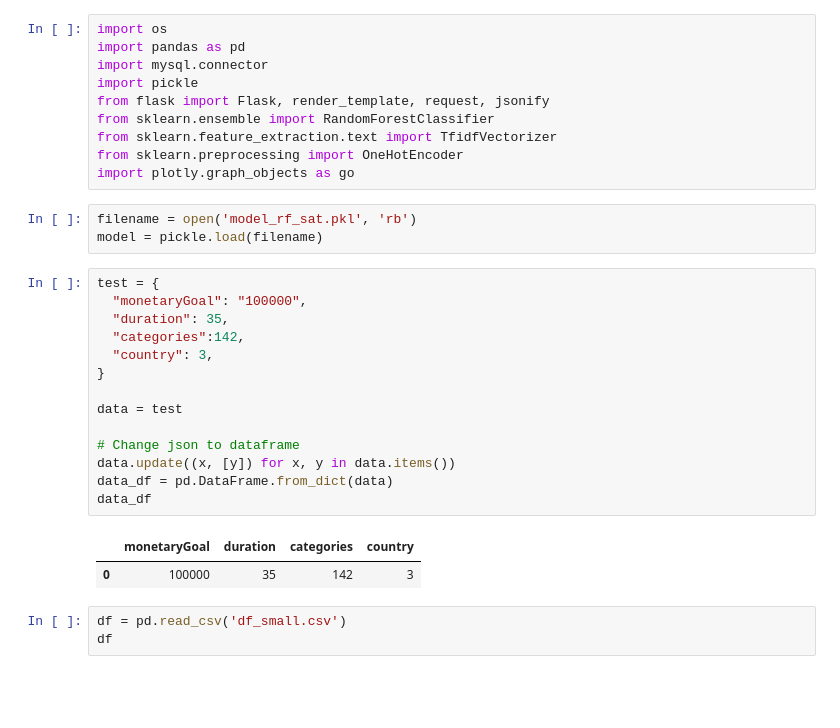
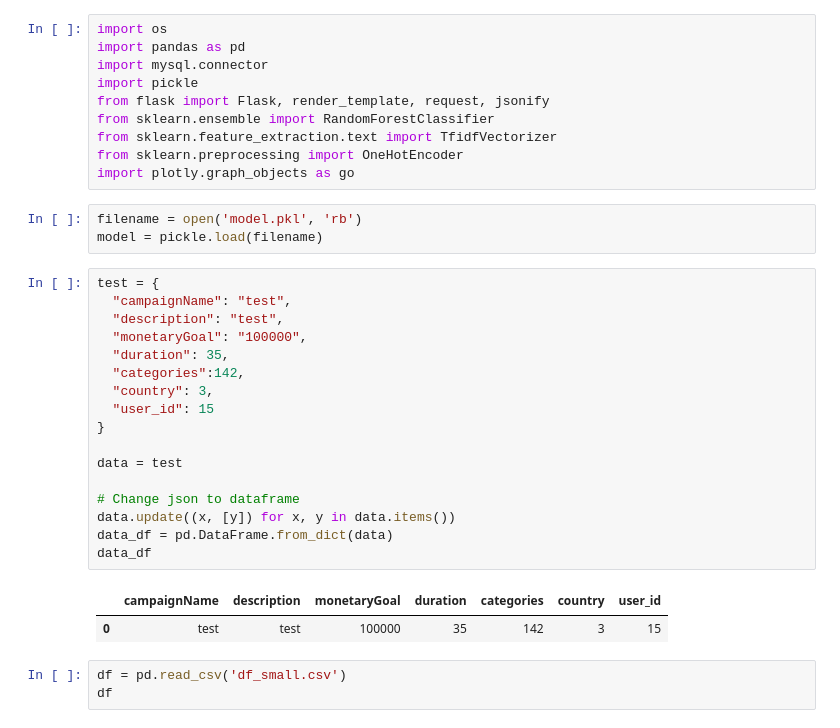
Before and after one commit to JohnMorrisonn/JM-Data-Engineer, a Jupyter notebook: Pipeline.ipynb, the cells around one changed output. Saved outputs shown, nothing was run; the diff lists cells and outputs as text; blank space fills up the shorter version.

```diff
--- a/Pipeline.ipynb
+++ b/Pipeline.ipynb
@@ -9,25 +9,28 @@ from sklearn.feature_extraction.text import TfidfVectorizer
 from sklearn.preprocessing import OneHotEncoder
 import plotly.graph_objects as go
 # %%
-filename = open('model_rf_sat.pkl', 'rb')
+filename = open('model.pkl', 'rb')
 model = pickle.load(filename)
 # %%
 test = {
+  "campaignName": "test",
+  "description": "test",
   "monetaryGoal": "100000",
   "duration": 35,
   "categories":142,
   "country": 3,
+  "user_id": 15
 }
 
 data = test
 
 # Change json to dataframe
 data.update((x, [y]) for x, y in data.items())
 data_df = pd.DataFrame.from_dict(data)
 data_df
 # %% [output]
-|  | monetaryGoal | duration | categories | country |
-| 0 | 100000 | 35 | 142 | 3 |
+|  | campaignName | description | monetaryGoal | duration | categories | country | user_id |
+| 0 | test | test | 100000 | 35 | 142 | 3 | 15 |
 # %%
 df = pd.read_csv('df_small.csv')
 df
```
Also changed, not shown: parts of 5 cells of this notebook, 2 other files.
